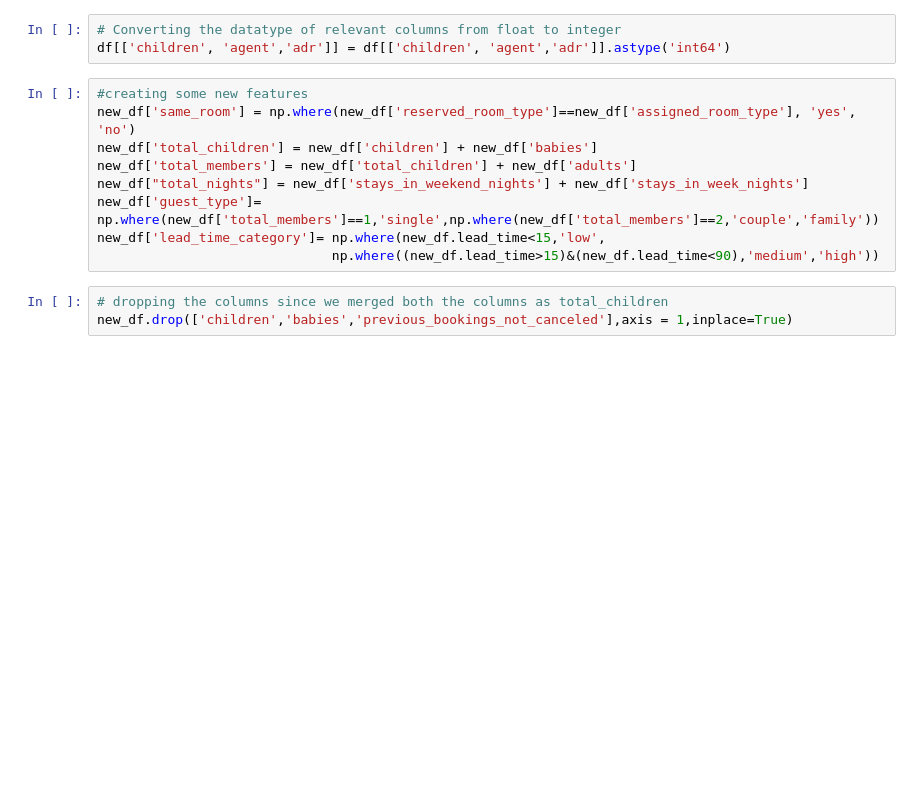
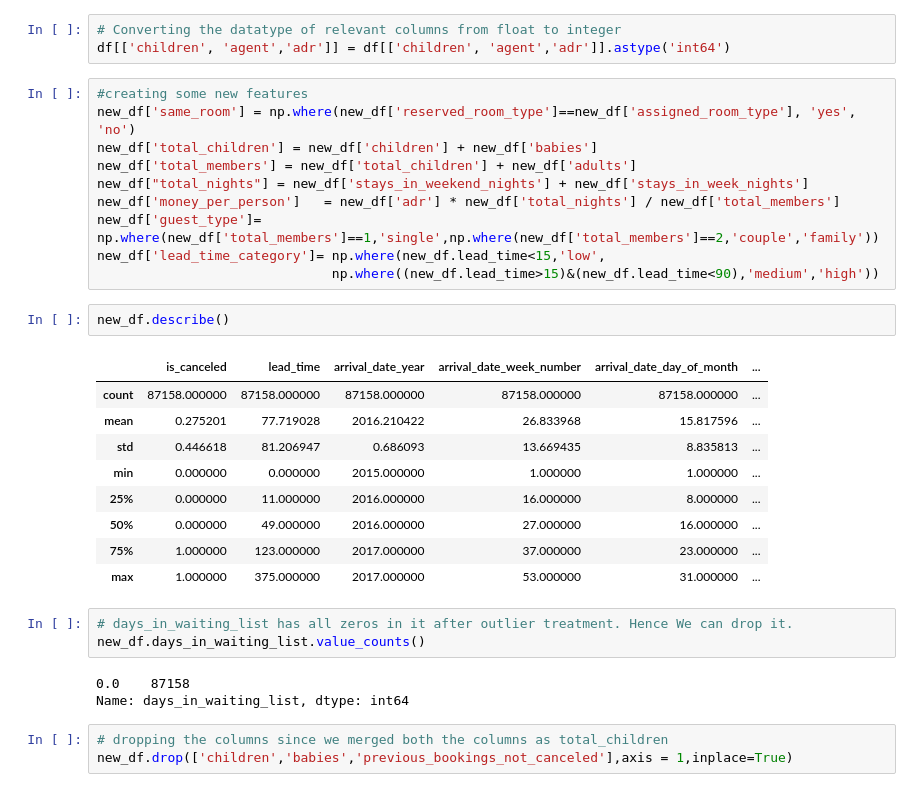
Before and after one commit to dhiru-c/CAPSTONE_PROJECT-HOTEL-BOOKING-ANALYSIS, a Jupyter notebook: Hotel_Booking_Analysis_Capstone_Project.ipynb, the cells around one changed output. Saved outputs shown, nothing was run; the diff lists cells and outputs as text; blank space fills up the shorter version.

```diff
--- a/Hotel_Booking_Analysis_Capstone_Project.ipynb
+++ b/Hotel_Booking_Analysis_Capstone_Project.ipynb
@@ -238,9 +242,28 @@ new_df['same_room'] = np.where(new_df['reserved_room_type']==new_df['assigned_ro
 new_df['total_children'] = new_df['children'] + new_df['babies']
 new_df['total_members'] = new_df['total_children'] + new_df['adults']
 new_df["total_nights"] = new_df['stays_in_weekend_nights'] + new_df['stays_in_week_nights']
+new_df['money_per_person']   = new_df['adr'] * new_df['total_nights'] / new_df['total_members']
 new_df['guest_type']= np.where(new_df['total_members']==1,'single',np.where(new_df['total_members']==2,'couple','family'))
 new_df['lead_time_category']= np.where(new_df.lead_time<15,'low',
                               np.where((new_df.lead_time>15)&(new_df.lead_time<90),'medium','high'))
+# %%
+new_df.describe()
+# %% [output]
+|  | is_canceled | lead_time | arrival_date_year | arrival_date_week_number | arrival_date_day_of_month | ... |
+| count | 87158.000000 | 87158.000000 | 87158.000000 | 87158.000000 | 87158.000000 | ... |
+| mean | 0.275201 | 77.719028 | 2016.210422 | 26.833968 | 15.817596 | ... |
+| std | 0.446618 | 81.206947 | 0.686093 | 13.669435 | 8.835813 | ... |
+| min | 0.000000 | 0.000000 | 2015.000000 | 1.000000 | 1.000000 | ... |
+| 25% | 0.000000 | 11.000000 | 2016.000000 | 16.000000 | 8.000000 | ... |
+| 50% | 0.000000 | 49.000000 | 2016.000000 | 27.000000 | 16.000000 | ... |
+| 75% | 1.000000 | 123.000000 | 2017.000000 | 37.000000 | 23.000000 | ... |
+| max | 1.000000 | 375.000000 | 2017.000000 | 53.000000 | 31.000000 | ... |
+# %%
+# days_in_waiting_list has all zeros in it after outlier treatment. Hence We can drop it.
+new_df.days_in_waiting_list.value_counts()
+# %% [output]
+0.0    87158
+Name: days_in_waiting_list, dtype: int64
 # %%
 # dropping the columns since we merged both the columns as total_children
 new_df.drop(['children','babies','previous_bookings_not_canceled'],axis = 1,inplace=True)
```
Also changed, not shown: parts of 26 cells of this notebook.
